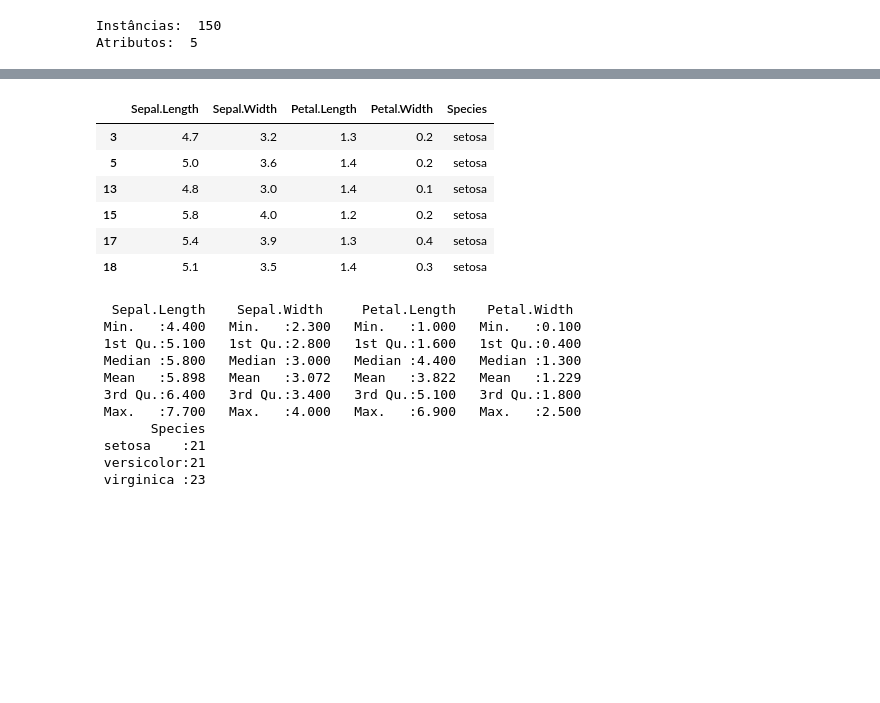
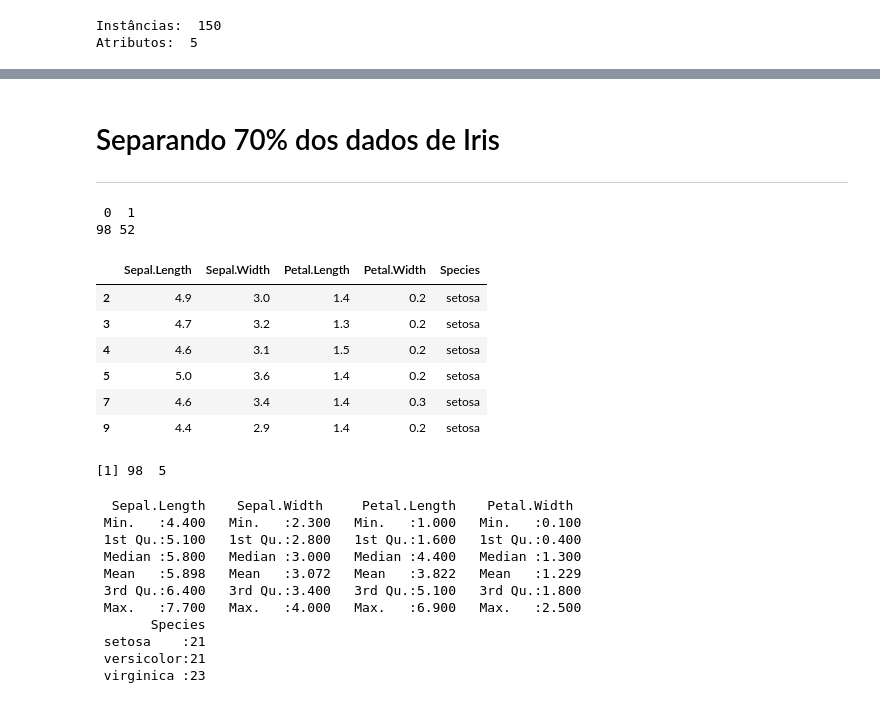
Before and after one commit to emariot/Estatistica_com_R_e_Python, a Jupyter notebook: R/Amostragem e Medidas de Centralidade.ipynb, the cells around one changed output, grey strips where cells are left out. Drawn from its saved outputs; the diff is of its cells as text; code cells hidden in the pictures; blank space fills up the shorter version.

```diff
--- a/R/Amostragem e Medidas de Centralidade.ipynb
+++ b/R/Amostragem e Medidas de Centralidade.ipynb
@@ -55,14 +74,25 @@ length(amostra[amostra==0])
+# %% [markdown]
+# Separando 70% dos dados de Iris
+---
+# %%
+amostra_3 = sample(c(0,1), 150, replace=TRUE, prob=c(0.7, 0.3))
+summary(as.factor(amostra_3))
+# %% [output]
+ 0  1
+98 52
 # %%
-amostrairis_0 = iris[amostra==0,]
+amostrairis_0 = iris[amostra_3==0,]
 head(amostrairis_0)
+dim(amostrairis_0)
 # %% [output]
 |  | Sepal.Length | Sepal.Width | Petal.Length | Petal.Width | Species |
+| 2 | 4.9 | 3.0 | 1.4 | 0.2 | setosa |
 | 3 | 4.7 | 3.2 | 1.3 | 0.2 | setosa |
+| 4 | 4.6 | 3.1 | 1.5 | 0.2 | setosa |
 | 5 | 5.0 | 3.6 | 1.4 | 0.2 | setosa |
-| 13 | 4.8 | 3.0 | 1.4 | 0.1 | setosa |
-| 15 | 5.8 | 4.0 | 1.2 | 0.2 | setosa |
-| 17 | 5.4 | 3.9 | 1.3 | 0.4 | setosa |
-| 18 | 5.1 | 3.5 | 1.4 | 0.3 | setosa |
+| 7 | 4.6 | 3.4 | 1.4 | 0.3 | setosa |
+| 9 | 4.4 | 2.9 | 1.4 | 0.2 | setosa |
+[1] 98  5
 # %%
 summary(amostrairis_0)
 # %% [output]
```
Also changed, not shown: parts of 6 cells of this notebook.
